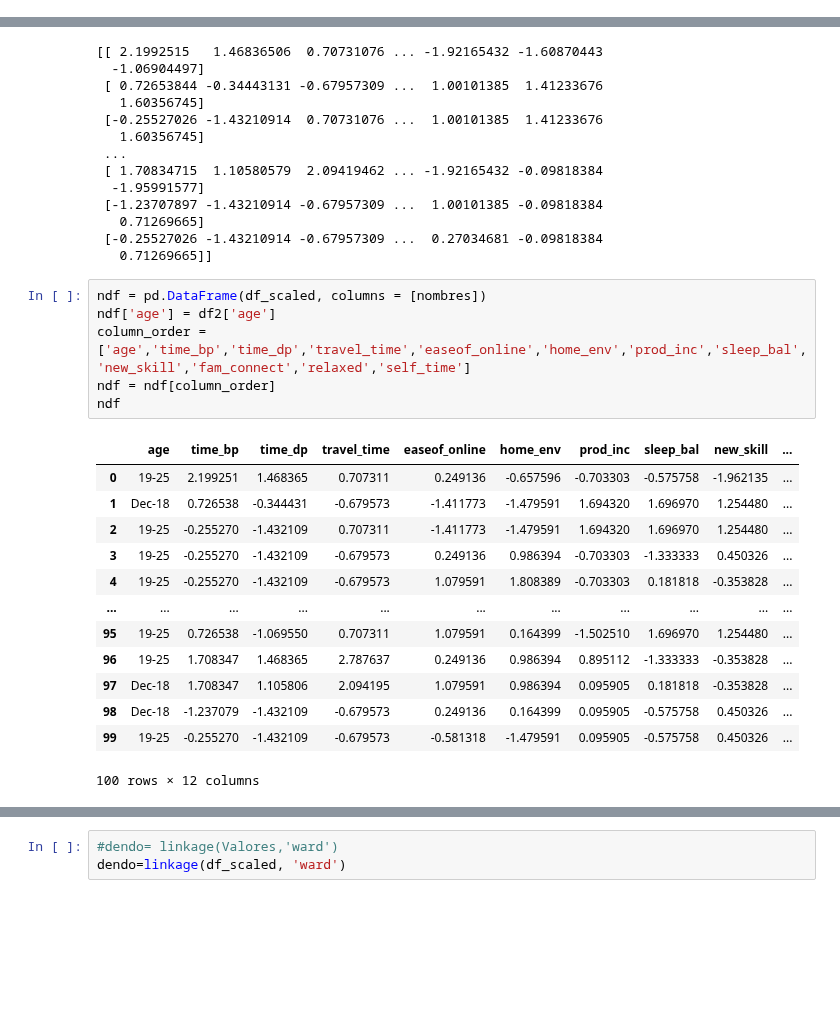
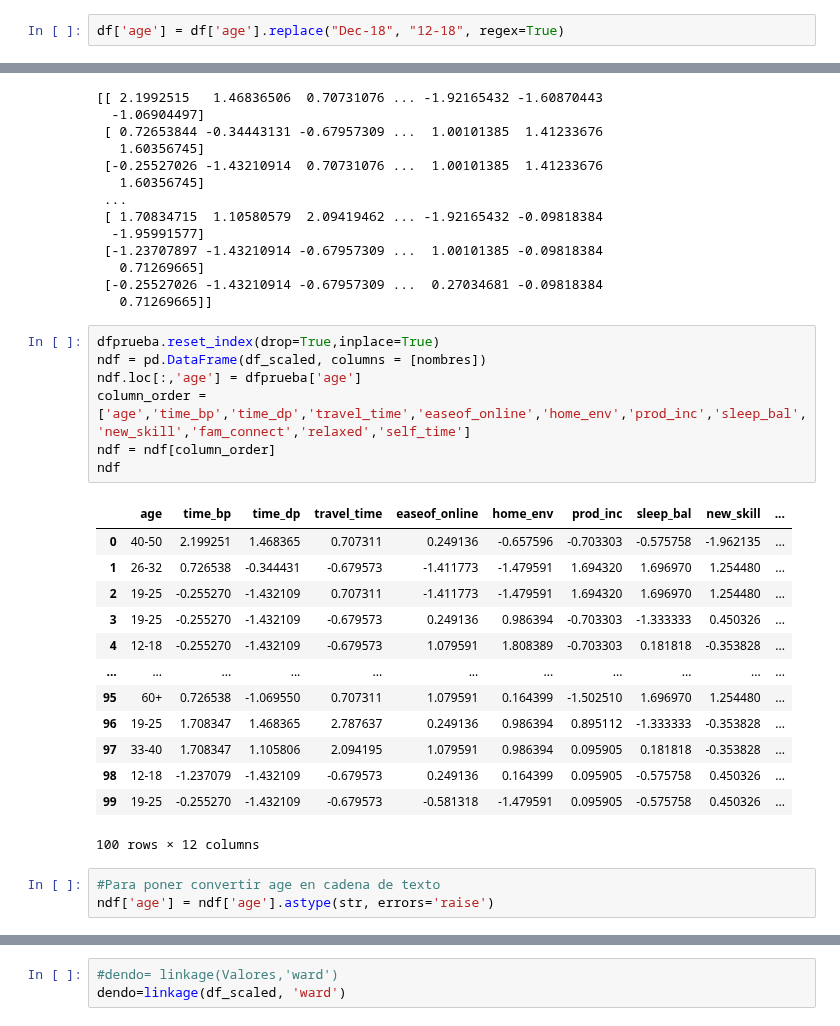
Before and after one commit to Gennifer2001/tesis, a Jupyter notebook: Tésisjeje2_0.ipynb, the cells around one changed output, grey strips where cells are left out. Cells and saved outputs as stored; diff of their text form; blank space fills up the shorter version.

```diff
--- a/Tésisjeje2_0.ipynb
+++ b/Tésisjeje2_0.ipynb
@@ -44,6 +35,8 @@ df.head(3)
 | 1 | Dec-18 | Male | Student in School | NaN | 7 | 11 | 0.5 | 4 | 2 | ... |
 | 2 | 19-25 | Male | Student in College | NaN | 7 | 7 | 1.5 | 2 | 2 | ... |
 3 rows × 22 columns
+# %%
+df['age'] = df['age'].replace("Dec-18", "12-18", regex=True)
 # %%
 df.info()
 # %% [output]
@@ -151,22 +144,26 @@ print(df_scaled)
  [-0.25527026 -1.43210914 -0.67957309 ...  0.27034681 -0.09818384
    0.71269665]]
 # %%
+dfprueba.reset_index(drop=True,inplace=True)
 ndf = pd.DataFrame(df_scaled, columns = [nombres])
-ndf['age'] = df2['age']
+ndf.loc[:,'age'] = dfprueba['age']
 column_order = ['age','time_bp','time_dp','travel_time','easeof_online','home_env','prod_inc','sleep_bal','new_skill','fam_connect','relaxed','self_time']
 ndf = ndf[column_order]
 ndf
 # %% [output]
 |  | age | time_bp | time_dp | travel_time | easeof_online | home_env | prod_inc | sleep_bal | new_skill | ... |
-| 0 | 19-25 | 2.199251 | 1.468365 | 0.707311 | 0.249136 | -0.657596 | -0.703303 | -0.575758 | -1.962135 | ... |
-| 1 | Dec-18 | 0.726538 | -0.344431 | -0.679573 | -1.411773 | -1.479591 | 1.694320 | 1.696970 | 1.254480 | ... |
+| 0 | 40-50 | 2.199251 | 1.468365 | 0.707311 | 0.249136 | -0.657596 | -0.703303 | -0.575758 | -1.962135 | ... |
+| 1 | 26-32 | 0.726538 | -0.344431 | -0.679573 | -1.411773 | -1.479591 | 1.694320 | 1.696970 | 1.254480 | ... |
 | 2 | 19-25 | -0.255270 | -1.432109 | 0.707311 | -1.411773 | -1.479591 | 1.694320 | 1.696970 | 1.254480 | ... |
 | 3 | 19-25 | -0.255270 | -1.432109 | -0.679573 | 0.249136 | 0.986394 | -0.703303 | -1.333333 | 0.450326 | ... |
-| 4 | 19-25 | -0.255270 | -1.432109 | -0.679573 | 1.079591 | 1.808389 | -0.703303 | 0.181818 | -0.353828 | ... |
+| 4 | 12-18 | -0.255270 | -1.432109 | -0.679573 | 1.079591 | 1.808389 | -0.703303 | 0.181818 | -0.353828 | ... |
 | ... | ... | ... | ... | ... | ... | ... | ... | ... | ... | ... |
-| 95 | 19-25 | 0.726538 | -1.069550 | 0.707311 | 1.079591 | 0.164399 | -1.502510 | 1.696970 | 1.254480 | ... |
+| 95 | 60+ | 0.726538 | -1.069550 | 0.707311 | 1.079591 | 0.164399 | -1.502510 | 1.696970 | 1.254480 | ... |
 | 96 | 19-25 | 1.708347 | 1.468365 | 2.787637 | 0.249136 | 0.986394 | 0.895112 | -1.333333 | -0.353828 | ... |
-| 97 | Dec-18 | 1.708347 | 1.105806 | 2.094195 | 1.079591 | 0.986394 | 0.095905 | 0.181818 | -0.353828 | ... |
-| 98 | Dec-18 | -1.237079 | -1.432109 | -0.679573 | 0.249136 | 0.164399 | 0.095905 | -0.575758 | 0.450326 | ... |
+| 97 | 33-40 | 1.708347 | 1.105806 | 2.094195 | 1.079591 | 0.986394 | 0.095905 | 0.181818 | -0.353828 | ... |
+| 98 | 12-18 | -1.237079 | -1.432109 | -0.679573 | 0.249136 | 0.164399 | 0.095905 | -0.575758 | 0.450326 | ... |
 | 99 | 19-25 | -0.255270 | -1.432109 | -0.679573 | -0.581318 | -1.479591 | 0.095905 | -0.575758 | 0.450326 | ... |
 100 rows × 12 columns
+# %%
+#Para poner convertir age en cadena de texto
+ndf['age'] = ndf['age'].astype(str, errors='raise')
```
Also changed, not shown: parts of 7 cells of this notebook.
